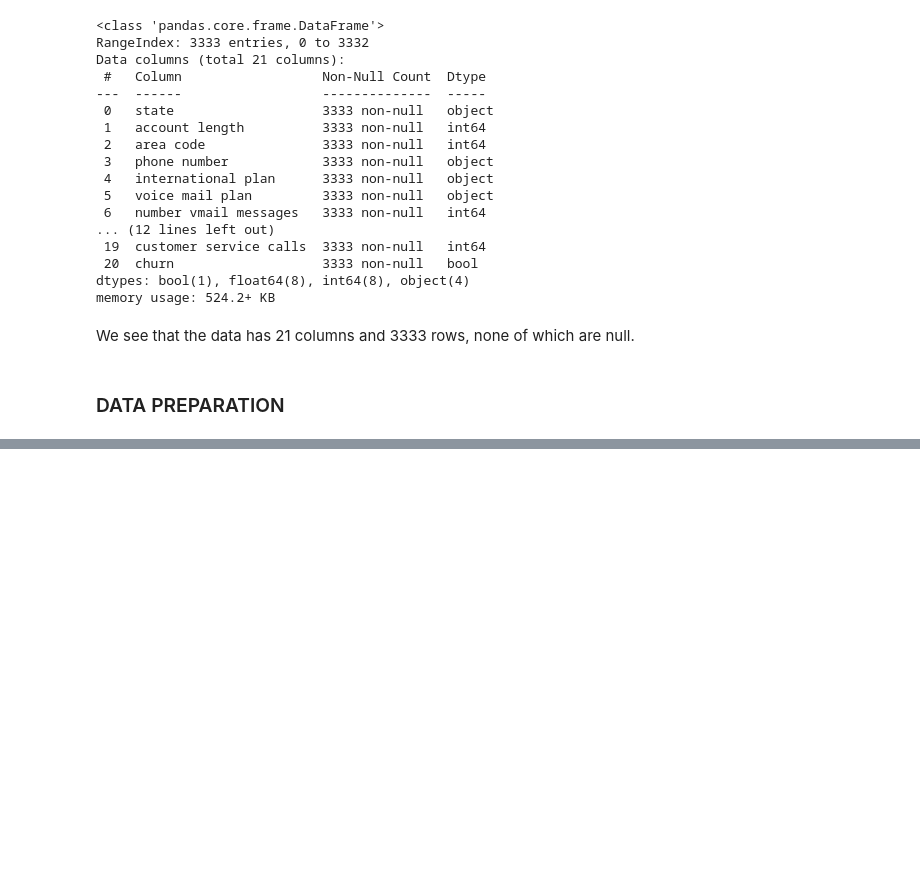
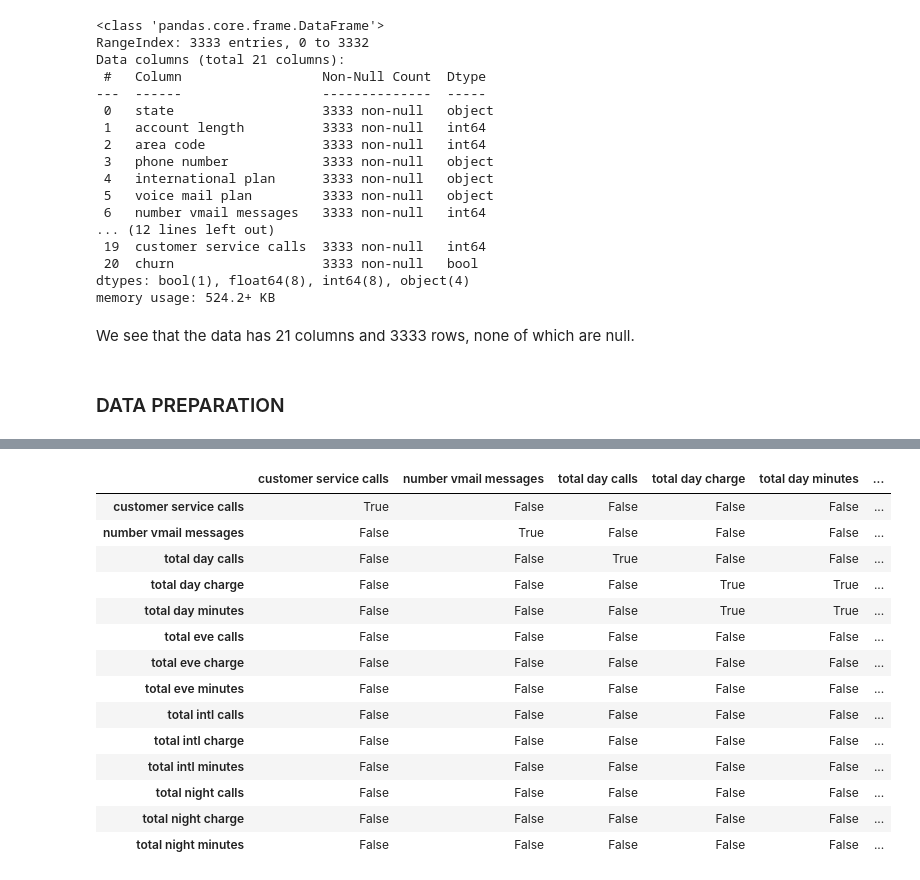
Before and after one commit to Collin9726/Predicting_Customer_Churn_At_SyriaTel, a Jupyter notebook: index.ipynb, the cells around one changed output, grey strips where cells are left out. Drawn from its saved outputs; the diff is of its cells as text; code cells hidden in the pictures; blank space fills up the shorter version.

Commit message:
Preprocessed data for modelling

```diff
--- a/index.ipynb
+++ b/index.ipynb
@@ -57,0 +60,8 @@ We see that the data has 21 columns and 3333 rows, none of which are null.
+# %%
+from sklearn.model_selection import train_test_split
+
+y = df["churn"]
+X = df.drop(columns=["churn"], axis=1)
+
+seed = 2024
+X_train, X_test, y_train, y_test = train_test_split(X, y, test_size=0.3, random_state=seed)
@@ -57,0 +86,3 @@ We see that the data has 21 columns and 3333 rows, none of which are null.
+# %%
+X_train_cat = ["international plan", "voice mail plan"]
+X_train_cont = df.columns[4:-1].difference(X_train_cat)
@@ -57,0 +105,3 @@ We see that the data has 21 columns and 3333 rows, none of which are null.
+# %%
+X_train_cont_df = X_train.loc[:, X_train_cont]
+X_train_cont_df.head()
@@ -57,0 +115,18 @@ We see that the data has 21 columns and 3333 rows, none of which are null.
+# %%
+abs(X_train_cont_df.corr()) > 0.75
+# %% [output]
+|  | customer service calls | number vmail messages | total day calls | total day charge | total day minutes | ... |
+| customer service calls | True | False | False | False | False | ... |
+| number vmail messages | False | True | False | False | False | ... |
+| total day calls | False | False | True | False | False | ... |
+| total day charge | False | False | False | True | True | ... |
+| total day minutes | False | False | False | True | True | ... |
+| total eve calls | False | False | False | False | False | ... |
+| total eve charge | False | False | False | False | False | ... |
+| total eve minutes | False | False | False | False | False | ... |
+| total intl calls | False | False | False | False | False | ... |
+| total intl charge | False | False | False | False | False | ... |
+| total intl minutes | False | False | False | False | False | ... |
+| total night calls | False | False | False | False | False | ... |
+| total night charge | False | False | False | False | False | ... |
+| total night minutes | False | False | False | False | False | ... |
```
Also changed, not shown: parts of 21 cells of this notebook.
